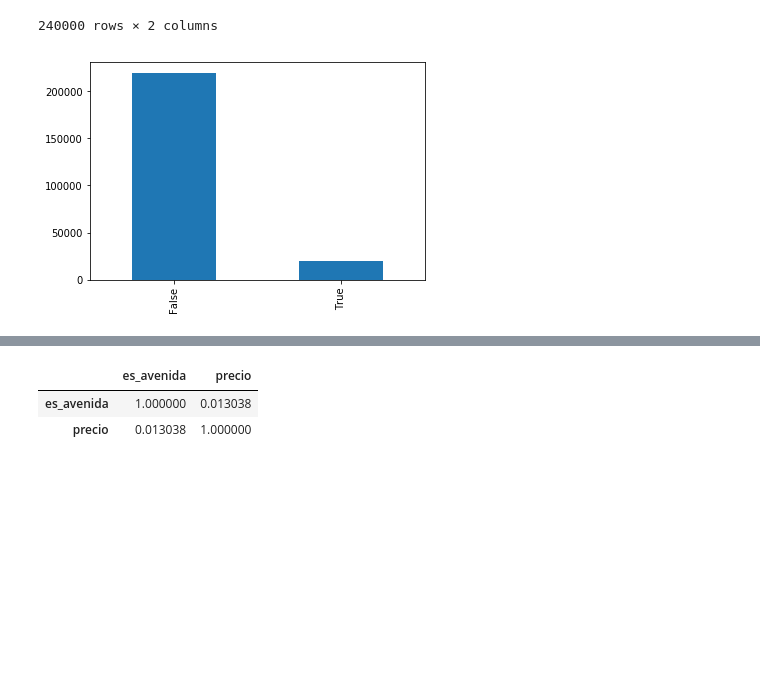
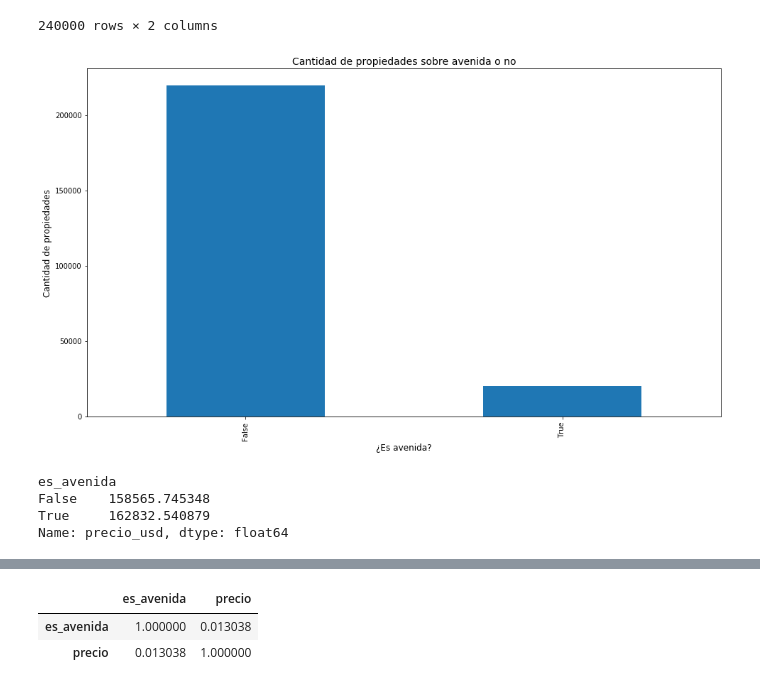
Before and after one commit to rozanecm/7506_2c2019_tp1, a Jupyter notebook: notebooks/basic general analysis by rozanecm.ipynb, the cells around one changed output, grey strips where cells are left out. Cells and saved outputs as stored; diff of their text form; code cells hidden in the pictures; blank space fills up the shorter version.

Commit message:
update with avenida analysis

```diff
--- a/notebooks/basic general analysis by rozanecm.ipynb
+++ b/notebooks/basic general analysis by rozanecm.ipynb
@@ -708,7 +708,17 @@ df[['es_avenida','direccion']]
 | 239998 | True | Javier Rojo Gomez 120 |
 | 239999 | True | AVE. STIM |
 240000 rows × 2 columns
-# %%
-df['es_avenida'].value_counts().plot(kind='bar');
-# %% [output]
-[figure, removed]
+# %%
+ax = df['es_avenida'].value_counts().plot(figsize=(16,9), kind='bar');
+ax.set_title('Cantidad de propiedades sobre avenida o no', fontdict={'fontsize':14});
+ax.set_xlabel('¿Es avenida?', fontdict={'fontsize':12});
+ax.set_ylabel('Cantidad de propiedades', fontdict={'fontsize':12});
+# %% [output]
+[figure, added]
+# %%
+df.groupby('es_avenida')['precio_usd'].mean()
+# %% [output]
+es_avenida
+False    158565.745348
+True     162832.540879
+Name: precio_usd, dtype: float64
```
Also changed, not shown: parts of 2 cells of this notebook.
